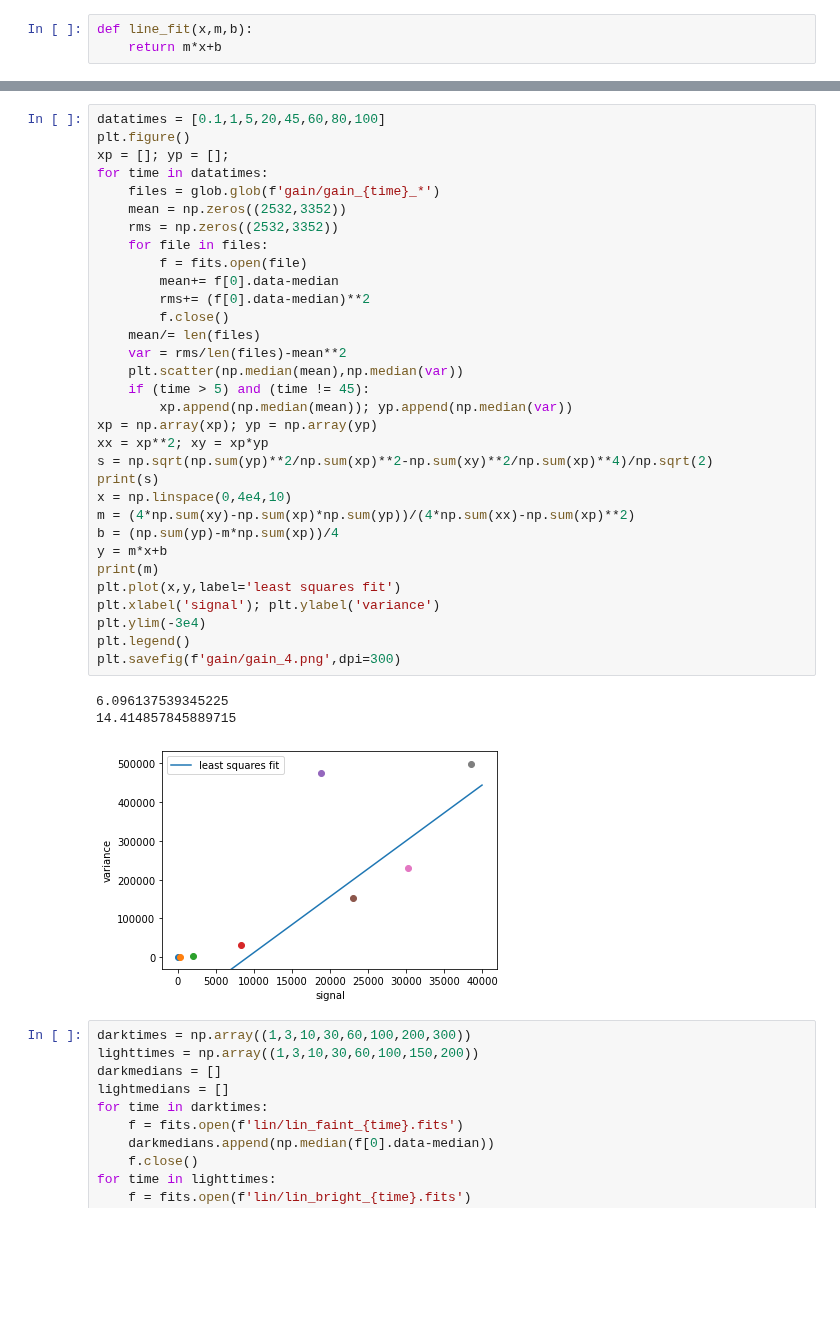
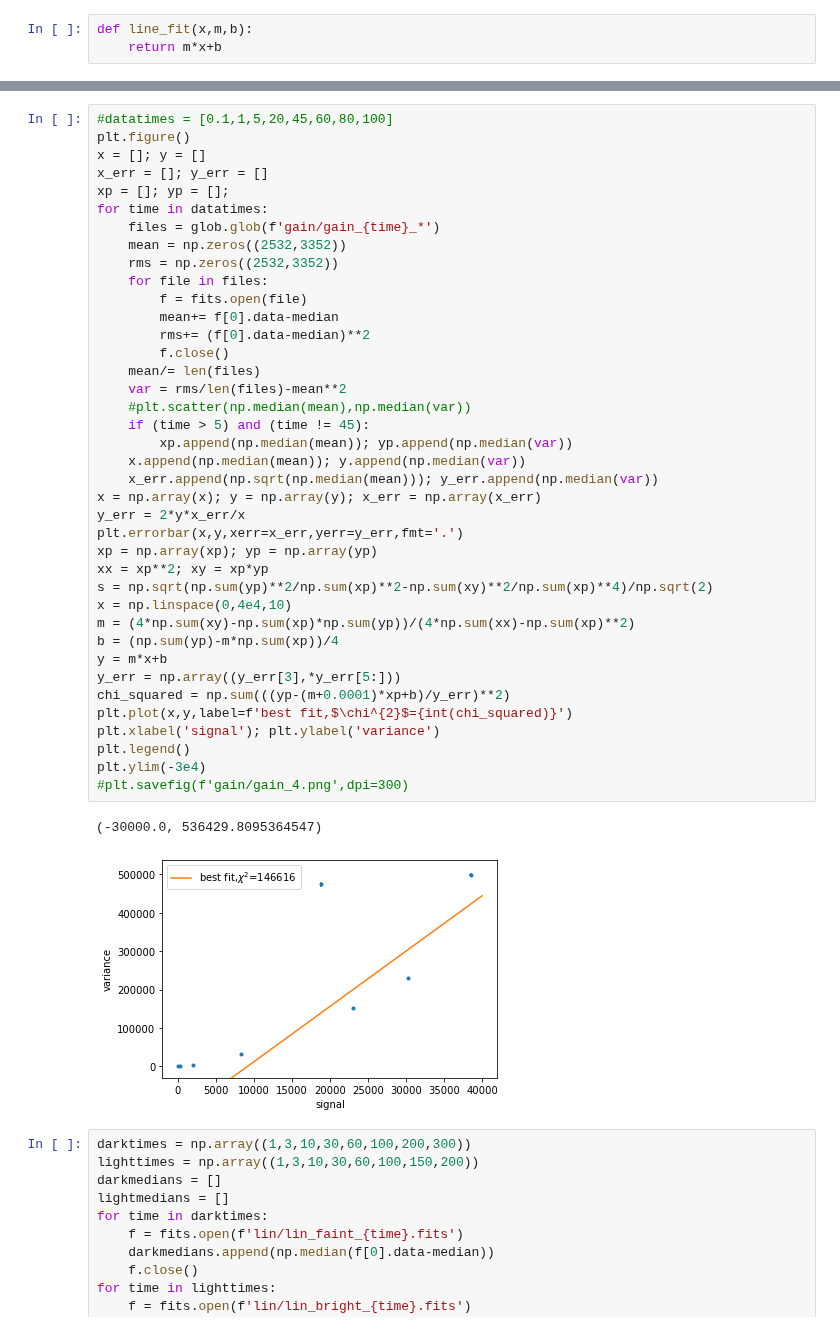
Before and after one commit to richardson-t/richardson-ccdlab-6725, a Jupyter notebook: results.ipynb, the cells around one changed output, grey strips where cells are left out. Saved outputs shown, nothing was run; the diff lists cells and outputs as text; blank space fills up the shorter version.

Commit message:
add error bars

```diff
--- a/results.ipynb
+++ b/results.ipynb
@@ -161,39 +158,45 @@ plt.xscale('log')
 # %%
-datatimes = [0.1,1,5,20,45,60,80,100]
+#datatimes = [0.1,1,5,20,45,60,80,100]
 plt.figure()
+x = []; y = []
+x_err = []; y_err = []
 xp = []; yp = [];
 for time in datatimes:
     files = glob.glob(f'gain/gain_{time}_*')
     mean = np.zeros((2532,3352))
     rms = np.zeros((2532,3352))
     for file in files:
         f = fits.open(file)
         mean+= f[0].data-median
         rms+= (f[0].data-median)**2
         f.close()
     mean/= len(files)
     var = rms/len(files)-mean**2
-    plt.scatter(np.median(mean),np.median(var))
+    #plt.scatter(np.median(mean),np.median(var))
     if (time > 5) and (time != 45):
         xp.append(np.median(mean)); yp.append(np.median(var))
+    x.append(np.median(mean)); y.append(np.median(var))
+    x_err.append(np.sqrt(np.median(mean))); y_err.append(np.median(var))
+x = np.array(x); y = np.array(y); x_err = np.array(x_err)
+y_err = 2*y*x_err/x
+plt.errorbar(x,y,xerr=x_err,yerr=y_err,fmt='.')
 xp = np.array(xp); yp = np.array(yp)
 xx = xp**2; xy = xp*yp
 s = np.sqrt(np.sum(yp)**2/np.sum(xp)**2-np.sum(xy)**2/np.sum(xp)**4)/np.sqrt(2)
-print(s)
 x = np.linspace(0,4e4,10)
 m = (4*np.sum(xy)-np.sum(xp)*np.sum(yp))/(4*np.sum(xx)-np.sum(xp)**2)
 b = (np.sum(yp)-m*np.sum(xp))/4
 y = m*x+b
-print(m)
-plt.plot(x,y,label='least squares fit')
+y_err = np.array((y_err[3],*y_err[5:]))
+chi_squared = np.sum(((yp-(m+0.0001)*xp+b)/y_err)**2)
+plt.plot(x,y,label=f'best fit,$\chi^{2}$={int(chi_squared)}')
 plt.xlabel('signal'); plt.ylabel('variance')
+plt.legend()
 plt.ylim(-3e4)
-plt.legend()
-plt.savefig(f'gain/gain_4.png',dpi=300)
+#plt.savefig(f'gain/gain_4.png',dpi=300)
 # %% [output]
-6.096137539345225
-14.414857845889715
+(-30000.0, 536429.8095364547)
-[figure, old version]
+[figure, new version]
 # %%
 darktimes = np.array((1,3,10,30,60,100,200,300))
 lighttimes = np.array((1,3,10,30,60,100,150,200))
```
Also changed, not shown: parts of 5 cells of this notebook.
